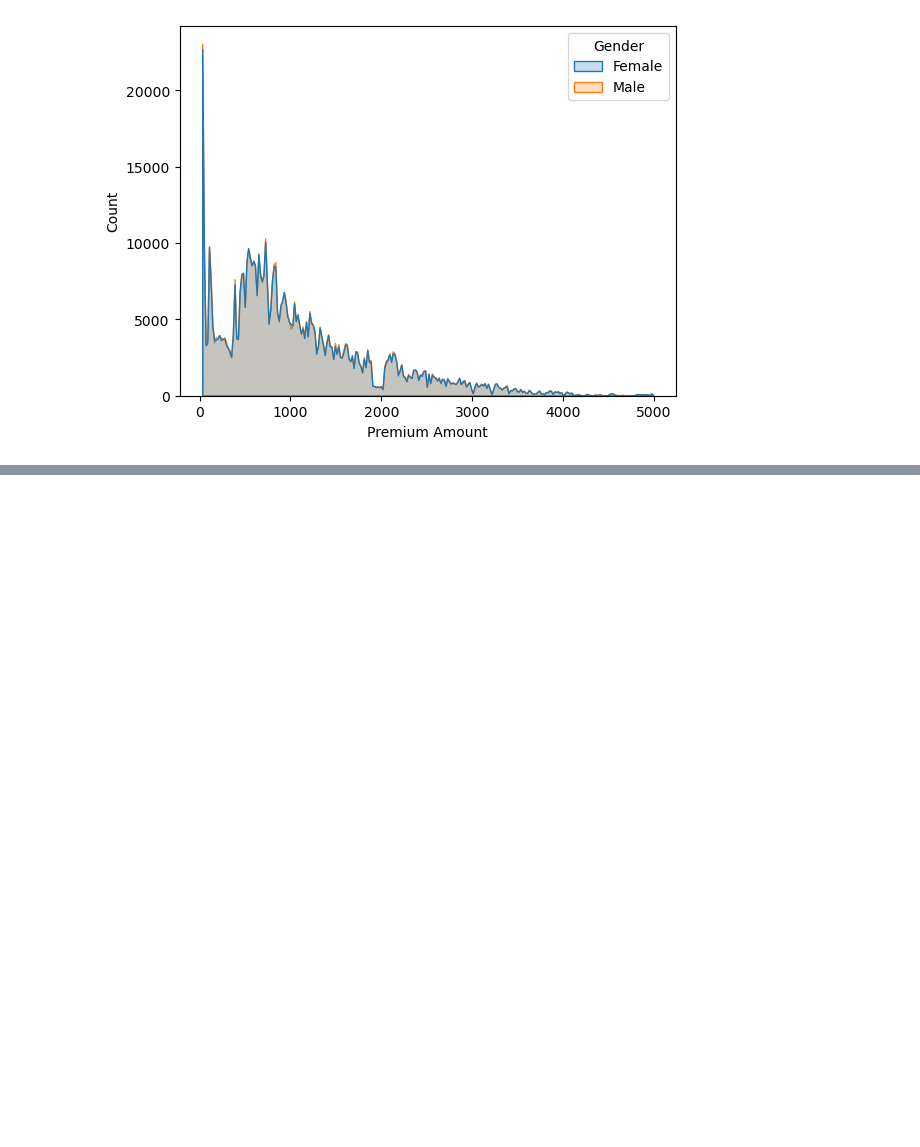
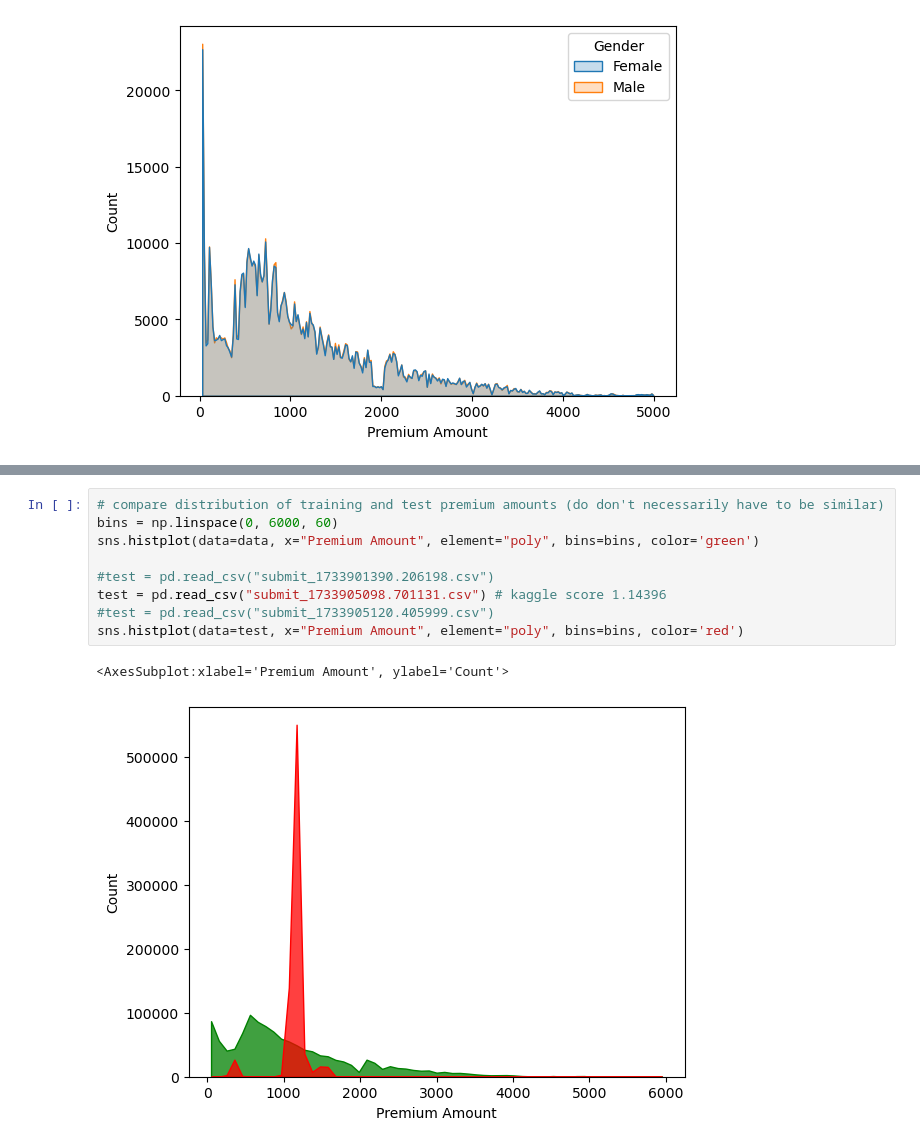
Before and after one commit to richardjana/kaggle, a Jupyter notebook: Playground_Series_4_12--Regression_with_an_Insurance_Dataset/explore_dataset.ipynb, the cells around one changed output, grey strips where cells are left out. Saved outputs shown, nothing was run; the diff lists cells and outputs as text; blank space fills up the shorter version.

```diff
--- a/Playground_Series_4_12--Regression_with_an_Insurance_Dataset/explore_dataset.ipynb
+++ b/Playground_Series_4_12--Regression_with_an_Insurance_Dataset/explore_dataset.ipynb
@@ -75,0 +110,12 @@ sns.histplot(data=data, x="Premium Amount", hue="Gender", element="poly")
+# %%
+# compare distribution of training and test premium amounts (do don't necessarily have to be similar)
+bins = np.linspace(0, 6000, 60)
+sns.histplot(data=data, x="Premium Amount", element="poly", bins=bins, color='green')
+
+#test = pd.read_csv("submit_1733901390.206198.csv")
+test = pd.read_csv("submit_1733905098.701131.csv") # kaggle score 1.14396
+#test = pd.read_csv("submit_1733905120.405999.csv")
+sns.histplot(data=test, x="Premium Amount", element="poly", bins=bins, color='red')
+# %% [output]
+<AxesSubplot:xlabel='Premium Amount', ylabel='Count'>
+[figure, added]
```
Also changed, not shown: parts of 7 cells of this notebook.
